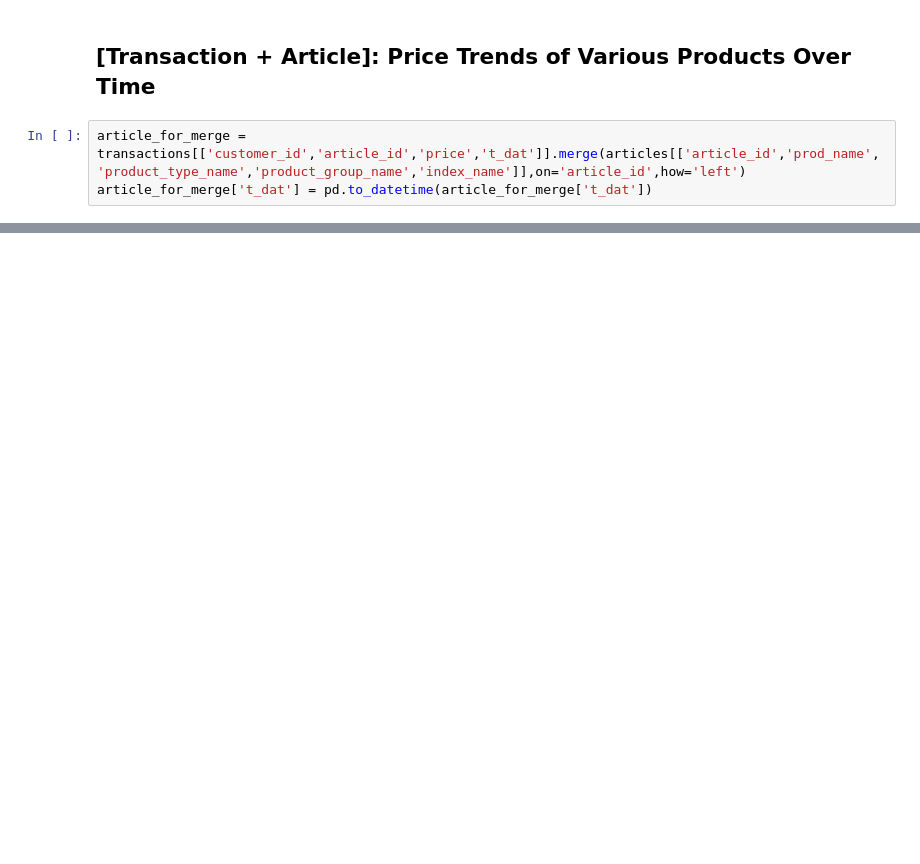
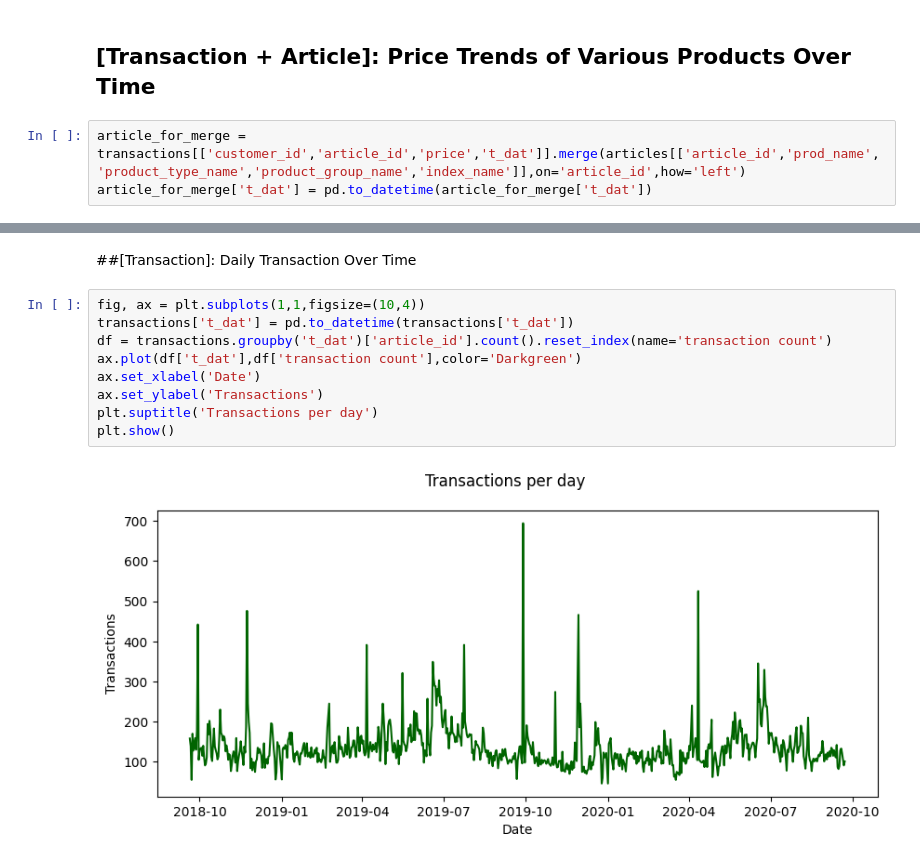
Before and after one commit to zhukuixi/Udacity_DataScientistNanoDegree, a Jupyter notebook: H&M Data.ipynb, the cells around one changed output, grey strips where cells are left out. Saved outputs shown, nothing was run; the diff lists cells and outputs as text; blank space fills up the shorter version.

```diff
--- a/H&M Data.ipynb
+++ b/H&M Data.ipynb
@@ -123,0 +124,13 @@ plt.show()
+# %% [markdown]
+##[Transaction]: Daily Transaction Over Time
+# %%
+fig, ax = plt.subplots(1,1,figsize=(10,4))
+transactions['t_dat'] = pd.to_datetime(transactions['t_dat'])
+df = transactions.groupby('t_dat')['article_id'].count().reset_index(name='transaction count')
+ax.plot(df['t_dat'],df['transaction count'],color='Darkgreen')
+ax.set_xlabel('Date')
+ax.set_ylabel('Transactions')
+plt.suptitle('Transactions per day')
+plt.show()
+# %% [output]
+[figure, added]
```
Also changed, not shown: parts of 20 cells of this notebook.
